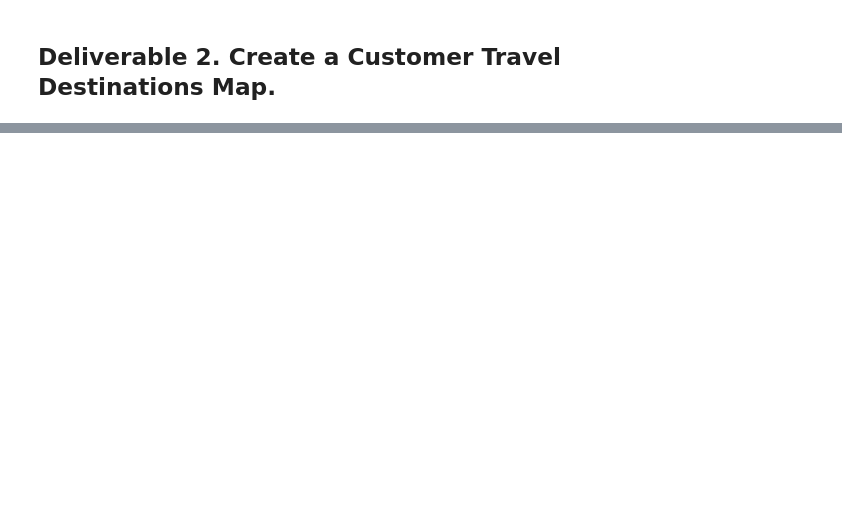
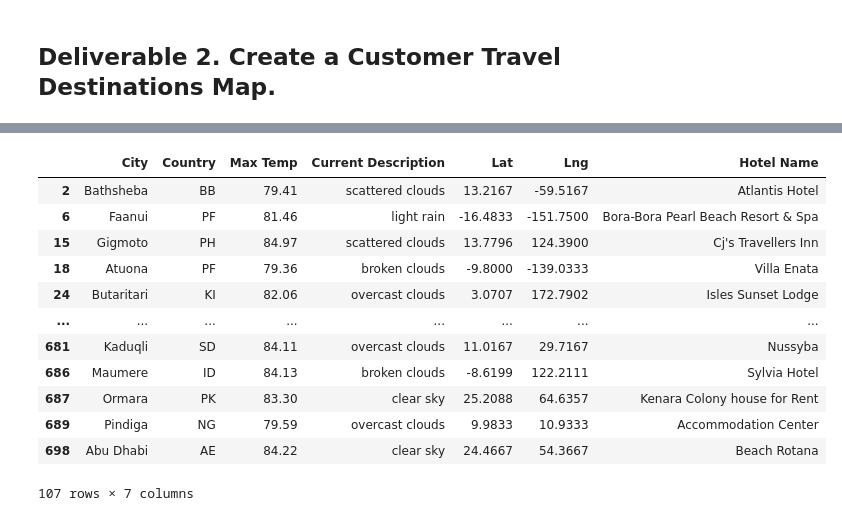
Before and after one commit to kaalrok/World_Weather_Analysis, a Jupyter notebook: Vacation_Search.ipynb, the cells around one changed output, grey strips where cells are left out. Cells and saved outputs as stored; diff of their text form; code cells hidden in the pictures; blank space fills up the shorter version.

```diff
--- a/Vacation_Search.ipynb
+++ b/Vacation_Search.ipynb
@@ -46,14 +159,25 @@ params = {
 }
 
 # 6b. Iterate through the hotel DataFrame.
+for index, row in hotel_df.iterrows():
 
     # 6c. Get latitude and longitude from DataFrame
+    lat = row["Lat"]
+    lng = row["Lng"]
 
+    # Add the latitude and longitude to location key for the params dictionary.
+    params["location"] = f"{lat},{lng}"
 
     # 6d. Set up the base URL for the Google Directions API to get JSON data.
-
+    # Use the search term: "lodging" and our latitude and longitude.
+    base_url = "https://maps.googleapis.com/maps/api/place/nearbysearch/json"
 
     # 6e. Make request and retrieve the JSON data from the search.
-
+    hotels = requests.get(base_url, params=params).json()
 
     # 6f. Get the first hotel from the results and store the name, if a hotel isn't found skip the city.
+    # Grab the first hotel from the results and store the name.
+    try:
+        hotel_df.loc[index, "Hotel Name"] = hotels["results"][0]["name"]
+    except (IndexError):
+        print("Hotel not found... skipping.")
@@ -60,2 +194,18 @@ params = {
+# %%
+hotel_df
+# %% [output]
+|  | City | Country | Max Temp | Current Description | Lat | Lng | Hotel Name |
+| 2 | Bathsheba | BB | 79.41 | scattered clouds | 13.2167 | -59.5167 | Atlantis Hotel |
+| 6 | Faanui | PF | 81.46 | light rain | -16.4833 | -151.7500 | Bora-Bora Pearl Beach Resort & Spa |
+| 15 | Gigmoto | PH | 84.97 | scattered clouds | 13.7796 | 124.3900 | Cj's Travellers Inn |
+| 18 | Atuona | PF | 79.36 | broken clouds | -9.8000 | -139.0333 | Villa Enata |
+| 24 | Butaritari | KI | 82.06 | overcast clouds | 3.0707 | 172.7902 | Isles Sunset Lodge |
+| ... | ... | ... | ... | ... | ... | ... | ... |
+| 681 | Kaduqli | SD | 84.11 | overcast clouds | 11.0167 | 29.7167 | Nussyba |
+| 686 | Maumere | ID | 84.13 | broken clouds | -8.6199 | 122.2111 | Sylvia Hotel |
+| 687 | Ormara | PK | 83.30 | clear sky | 25.2088 | 64.6357 | Kenara Colony house for Rent |
+| 689 | Pindiga | NG | 79.59 | overcast clouds | 9.9833 | 10.9333 | Accommodation Center |
+| 698 | Abu Dhabi | AE | 84.22 | clear sky | 24.4667 | 54.3667 | Beach Rotana |
+107 rows × 7 columns
 # %%
 # 7. Drop the rows where there is no Hotel Name.
```
Also changed, not shown: parts of 14 cells of this notebook, 4 other files.
